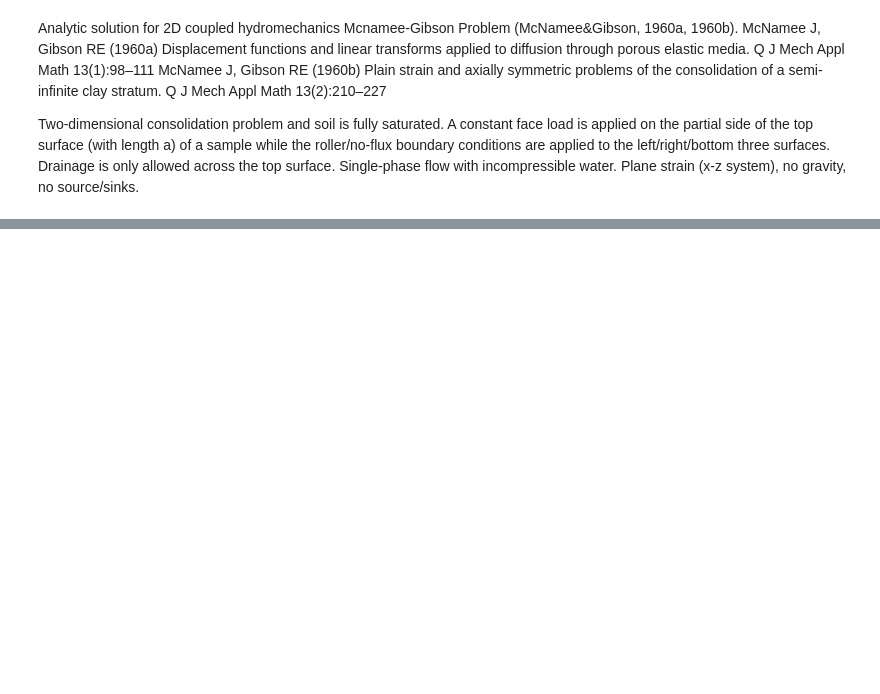
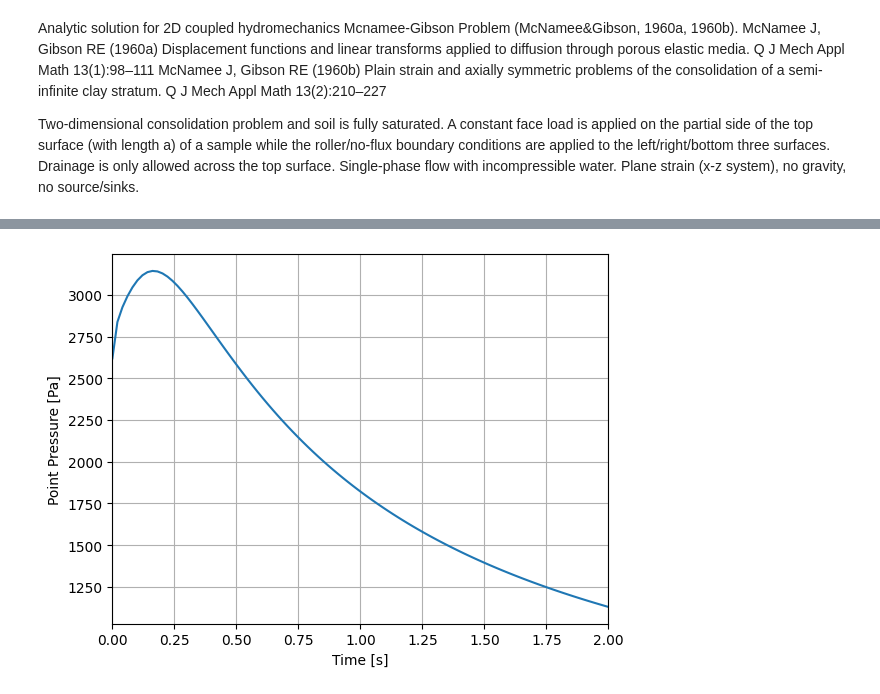
Before and after one commit to lanl/THMC_verification_scripts, a Jupyter notebook: mcnamee_gibson/Mcnamee-Gibson.ipynb, the cells around one changed output, grey strips where cells are left out. Cells and saved outputs as stored; diff of their text form; code cells hidden in the pictures; blank space fills up the shorter version.

```diff
--- a/mcnamee_gibson/Mcnamee-Gibson.ipynb
+++ b/mcnamee_gibson/Mcnamee-Gibson.ipynb
@@ -393,0 +425,10 @@ plt.show()
+# %%
+fig3,ax3 = plt.subplots(nrows=1)
+ax3.plot(t_array , pt_pressure)
+ax3.set_xlim(0, 2)
+ax3.set_xlabel(u'Time [s]')
+ax3.set_ylabel(u'Point Pressure [Pa]')
+plt.grid(True)
+plt.show()
+# %% [output]
+[figure, added]
```
Also changed, not shown: parts of 11 cells of this notebook, 1 other file.
